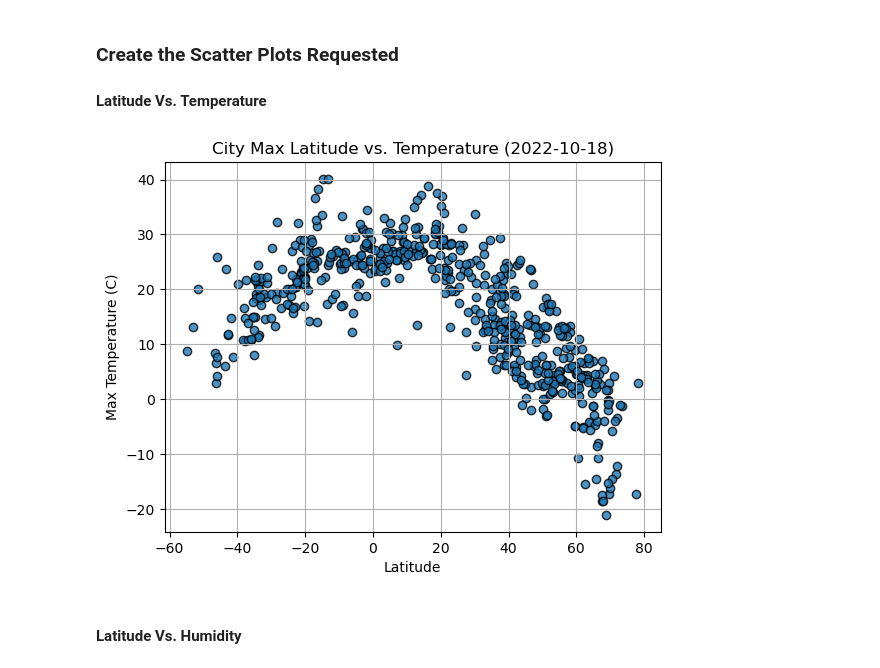
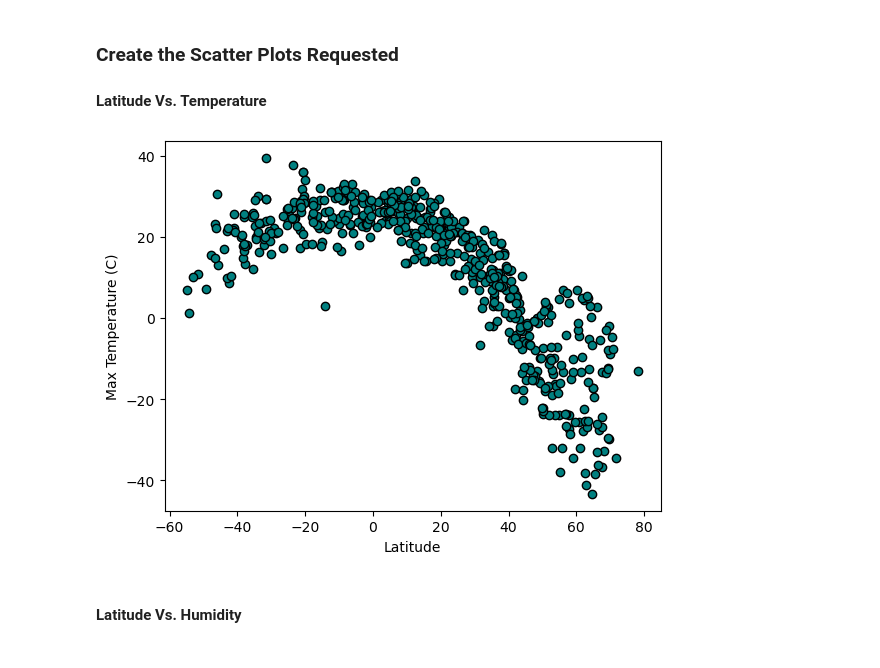
Before and after one commit to jovanecano/python-api-challenge, a Jupyter notebook: WeatherPy/WeatherPy.ipynb, the cells around one changed output. Cells and saved outputs as stored; diff of their text form; code cells hidden in the pictures.

```diff
--- a/WeatherPy/WeatherPy.ipynb
+++ b/WeatherPy/WeatherPy.ipynb
@@ -198,18 +198,21 @@ city_data_df.head()
 #### Latitude Vs. Temperature
 # %%
 # Build scatter plot for latitude vs. temperature
-# YOUR CODE HERE
+x = [float(city["Lat"])for city in city_data]
+y = [float(city["Max Temp"]) for city in city_data]
+plt.scatter(x,y,marker="o", facecolor="teal", edgecolors="k")
 
 # Incorporate the other graph properties
-# YOUR CODE HERE
+plt.xlabel("Latitude")
+plt.ylabel("Max Temperature (C)")
 
 # Save the figure
 plt.savefig("output_data/Fig1.png")
 
 # Show plot
 plt.show()
 # %% [output]
-[figure, old version]
+[figure, new version]
 # %% [markdown]
 #### Latitude Vs. Humidity
 # %%
```
Also changed, not shown: 1 other file.
